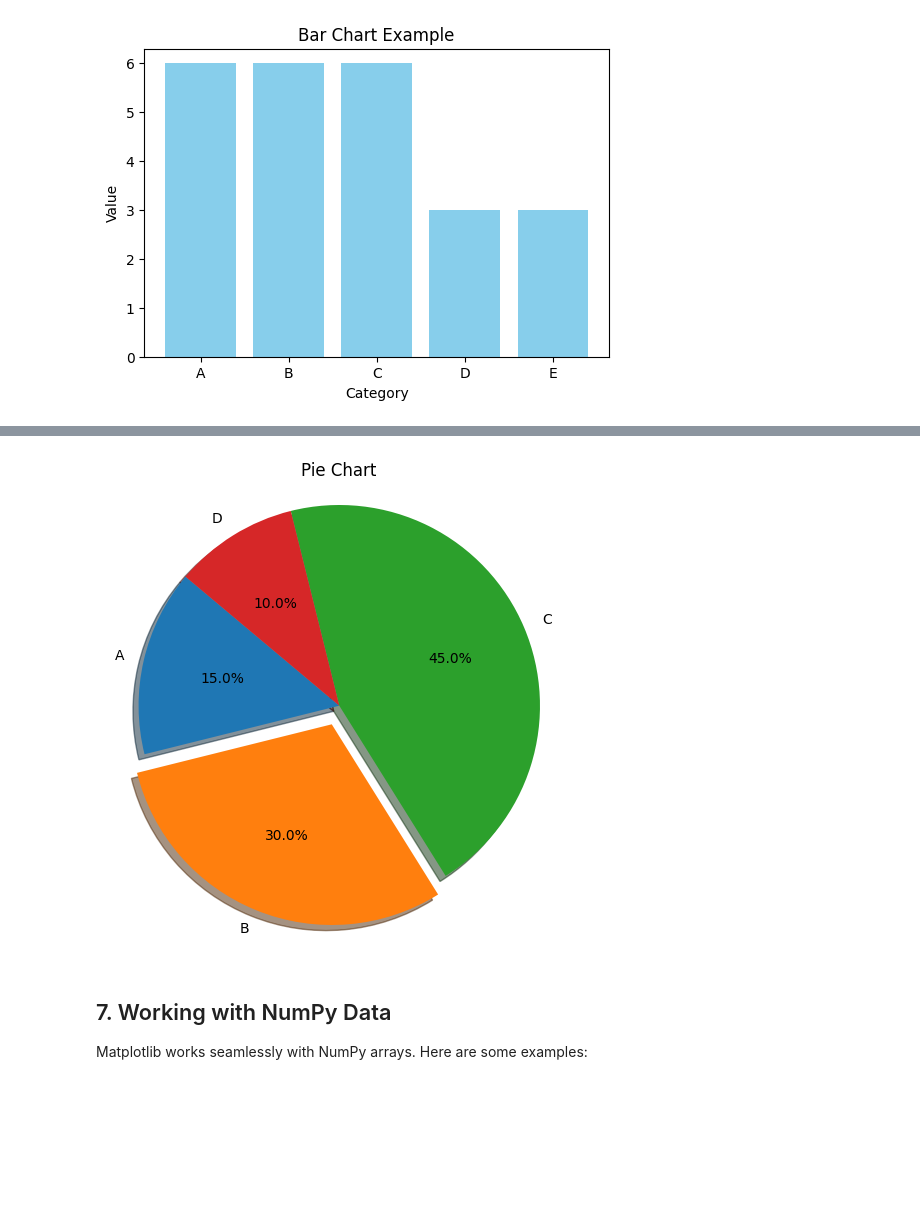
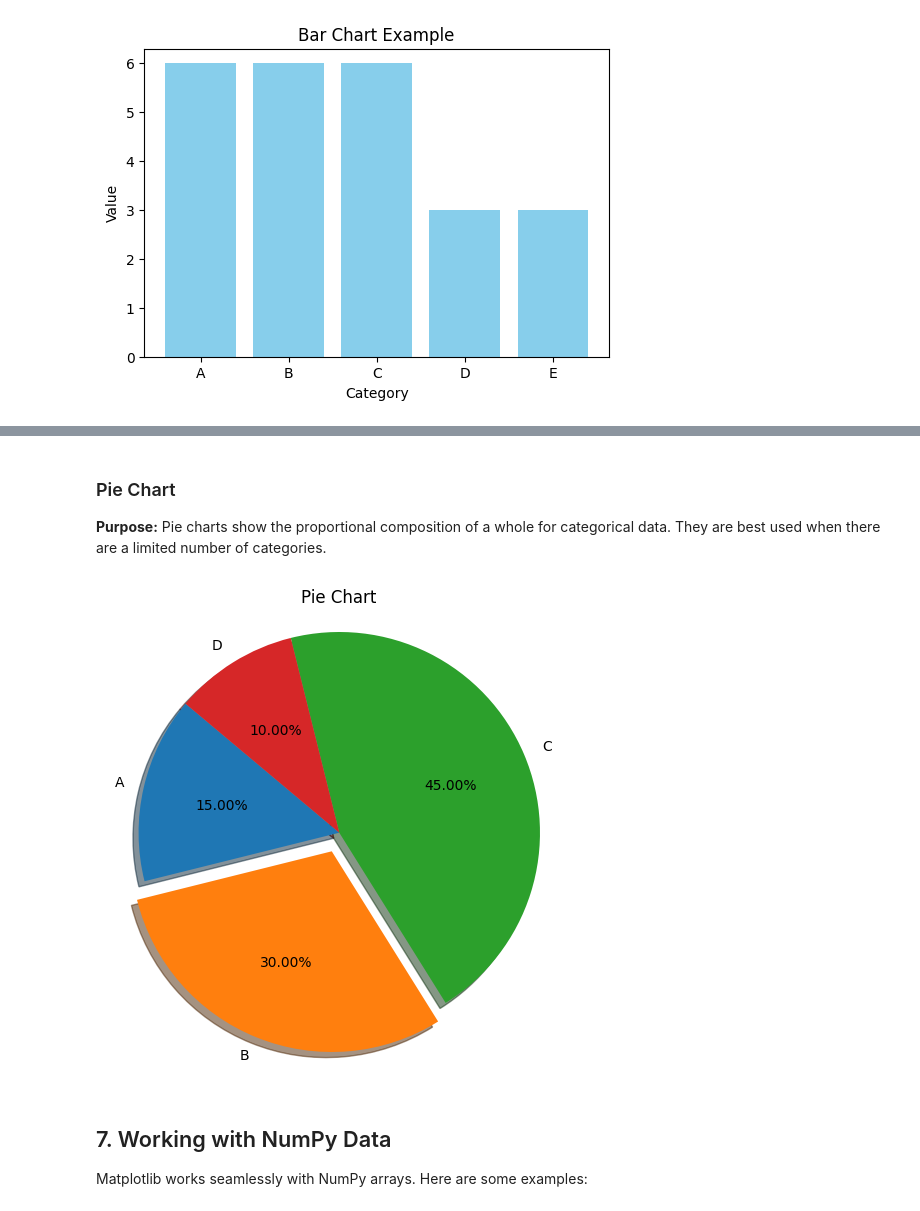
Before and after one commit to SyedTauhidUllahShah/DATA601W25, a Jupyter notebook: Week 02/Class # 1/matplotlib.ipynb, the cells around one changed output, grey strips where cells are left out. Saved outputs shown, nothing was run; the diff lists cells and outputs as text; code cells hidden in the pictures; blank space fills up the shorter version.

```diff
--- a/Week 02/Class # 1/matplotlib.ipynb
+++ b/Week 02/Class # 1/matplotlib.ipynb
@@ -175,15 +254,19 @@ plt.show()
+# %% [markdown]
+### Pie Chart
+
+**Purpose:** Pie charts show the proportional composition of a whole for categorical data. They are best used when there are a limited number of categories.
 # %%
 labels = ['A', 'B', 'C', 'D']
 sizes = [15, 30, 45, 10]
-explode = (0, 0.1, 0, 0)  # emphasize the second slice
+explode = (0, 0.1, 0, 0)  # Moves slices outward according to the explode values.
 
 plt.figure(figsize=(6, 6))
-plt.pie(sizes, explode=explode, labels=labels, autopct='%1.1f%%', shadow=True, startangle=140)
+plt.pie(sizes, explode=explode, labels=labels, autopct='%1.2f%%', shadow=True, startangle=140)
 plt.title("Pie Chart")
 plt.axis('equal')  # Equal aspect ratio ensures pie is drawn as a circle.
 plt.show()
 # %% [output]
-[figure, old version]
+[figure, new version]
 # %% [markdown]
 ## 7. Working with NumPy Data <a name="numpy-integration"></a>
 
```
Also changed, not shown: parts of 16 cells of this notebook, 1 other file.
